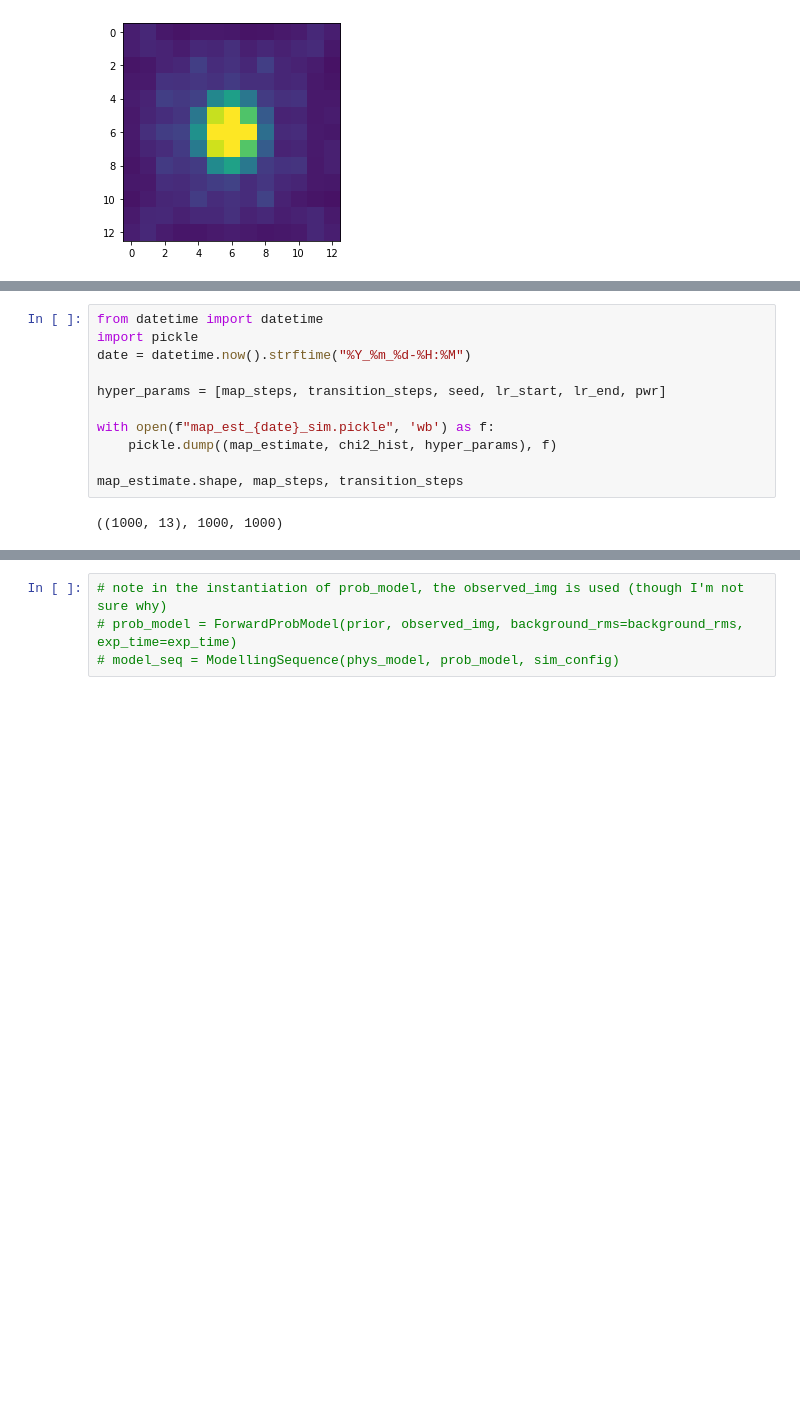
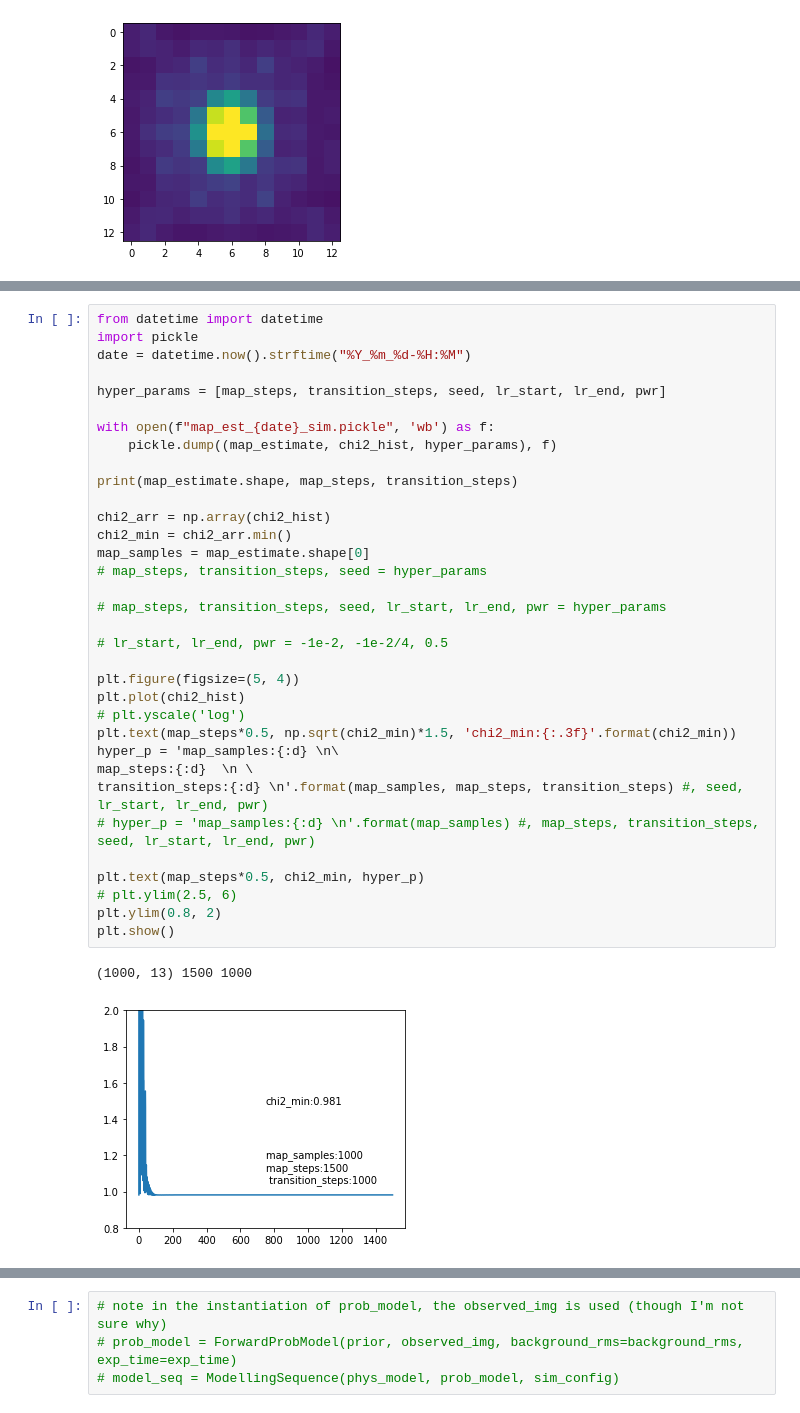
Before and after one commit to giga-lens/gigalens, a Jupyter notebook: jax-demo-dev-sim-only_pt-src.ipynb, the cells around one changed output, grey strips where cells are left out. Cells and saved outputs as stored; diff of their text form; blank space fills up the shorter version.

```diff
--- a/jax-demo-dev-sim-only_pt-src.ipynb
+++ b/jax-demo-dev-sim-only_pt-src.ipynb
@@ -214,14 +210,38 @@ KeyError: (WeakStructRef({'theta_E': HashableWeakRef(<weakref at 0x...; dead>),
 # %%
 from datetime import datetime
 import pickle
 date = datetime.now().strftime("%Y_%m_%d-%H:%M")
 
 hyper_params = [map_steps, transition_steps, seed, lr_start, lr_end, pwr]
 
 with open(f"map_est_{date}_sim.pickle", 'wb') as f:
     pickle.dump((map_estimate, chi2_hist, hyper_params), f)
 
-map_estimate.shape, map_steps, transition_steps
+print(map_estimate.shape, map_steps, transition_steps)
+
+chi2_arr = np.array(chi2_hist)
+chi2_min = chi2_arr.min()
+map_samples = map_estimate.shape[0]
+# map_steps, transition_steps, seed = hyper_params
+
+# map_steps, transition_steps, seed, lr_start, lr_end, pwr = hyper_params
+
+# lr_start, lr_end, pwr = -1e-2, -1e-2/4, 0.5
+
+plt.figure(figsize=(5, 4))
+plt.plot(chi2_hist)
+# plt.yscale('log')
+plt.text(map_steps*0.5, np.sqrt(chi2_min)*1.5, 'chi2_min:{:.3f}'.format(chi2_min))
+hyper_p = 'map_samples:{:d} \n\
+map_steps:{:d}  \n \
+transition_steps:{:d} \n'.format(map_samples, map_steps, transition_steps) #, seed, lr_start, lr_end, pwr)
+# hyper_p = 'map_samples:{:d} \n'.format(map_samples) #, map_steps, transition_steps, seed, lr_start, lr_end, pwr)
+
+plt.text(map_steps*0.5, chi2_min, hyper_p)
+# plt.ylim(2.5, 6)
+plt.ylim(0.8, 2)
+plt.show()
 # %% [output]
-((1000, 13), 1000, 1000)
+(1000, 13) 1500 1000
+[figure, added]
 # %%
```
Also changed, not shown: parts of 9 cells of this notebook, 2 other files.
